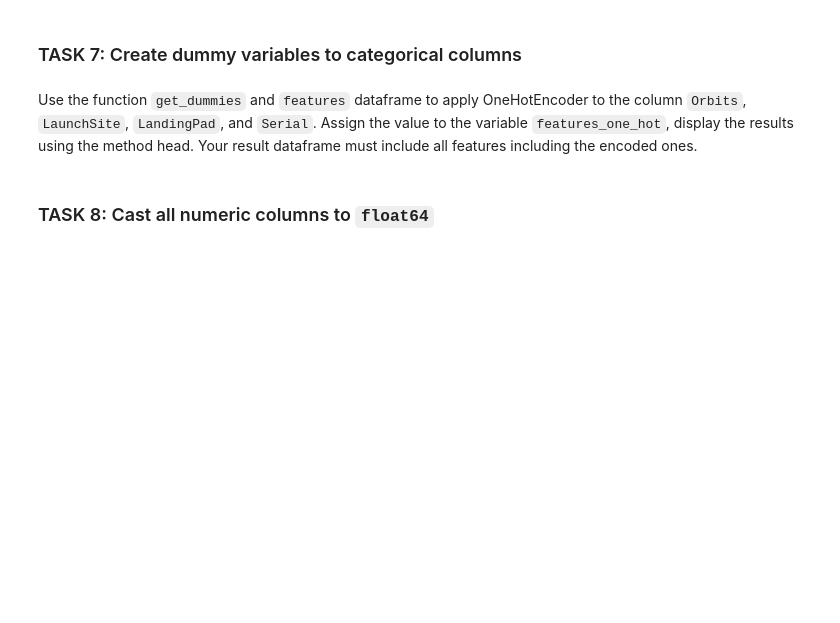
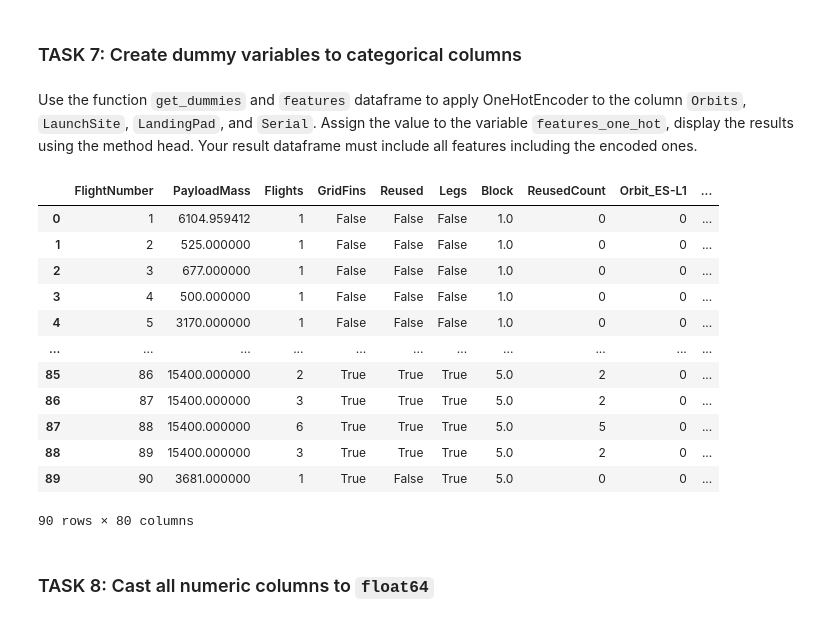
Before and after one commit to vivekpinto/SpaceY, a Jupyter notebook: EDA with Visualization.ipynb, the cells around one changed output. Drawn from its saved outputs; the diff is of its cells as text; code cells hidden in the pictures; blank space fills up the shorter version.

```diff
--- a/EDA with Visualization.ipynb
+++ b/EDA with Visualization.ipynb
@@ -203,6 +203,22 @@ features.head()
 Use the function <code>get_dummies</code> and <code>features</code> dataframe to apply OneHotEncoder to the column <code>Orbits</code>, <code>LaunchSite</code>, <code>LandingPad</code>, and <code>Serial</code>. Assign the value to the variable <code>features_one_hot</code>, display the results using the method head. Your result dataframe must include all features including the encoded ones.
 # %%
 # HINT: Use get_dummies() function on the categorical columns
+features_one_hot=pd.get_dummies(features, columns=['Orbit','LaunchSite', 'LandingPad', 'Serial'])
+features_one_hot
+# %% [output]
+|  | FlightNumber | PayloadMass | Flights | GridFins | Reused | Legs | Block | ReusedCount | Orbit_ES-L1 | ... |
+| 0 | 1 | 6104.959412 | 1 | False | False | False | 1.0 | 0 | 0 | ... |
+| 1 | 2 | 525.000000 | 1 | False | False | False | 1.0 | 0 | 0 | ... |
+| 2 | 3 | 677.000000 | 1 | False | False | False | 1.0 | 0 | 0 | ... |
+| 3 | 4 | 500.000000 | 1 | False | False | False | 1.0 | 0 | 0 | ... |
+| 4 | 5 | 3170.000000 | 1 | False | False | False | 1.0 | 0 | 0 | ... |
+| ... | ... | ... | ... | ... | ... | ... | ... | ... | ... | ... |
+| 85 | 86 | 15400.000000 | 2 | True | True | True | 5.0 | 2 | 0 | ... |
+| 86 | 87 | 15400.000000 | 3 | True | True | True | 5.0 | 2 | 0 | ... |
+| 87 | 88 | 15400.000000 | 6 | True | True | True | 5.0 | 5 | 0 | ... |
+| 88 | 89 | 15400.000000 | 3 | True | True | True | 5.0 | 2 | 0 | ... |
+| 89 | 90 | 3681.000000 | 1 | True | False | True | 5.0 | 0 | 0 | ... |
+90 rows × 80 columns
 # %% [markdown]
 ### TASK  8: Cast all numeric columns to `float64`
 # %% [markdown]
```
Also changed, not shown: parts of 5 cells of this notebook, 1 other file.
